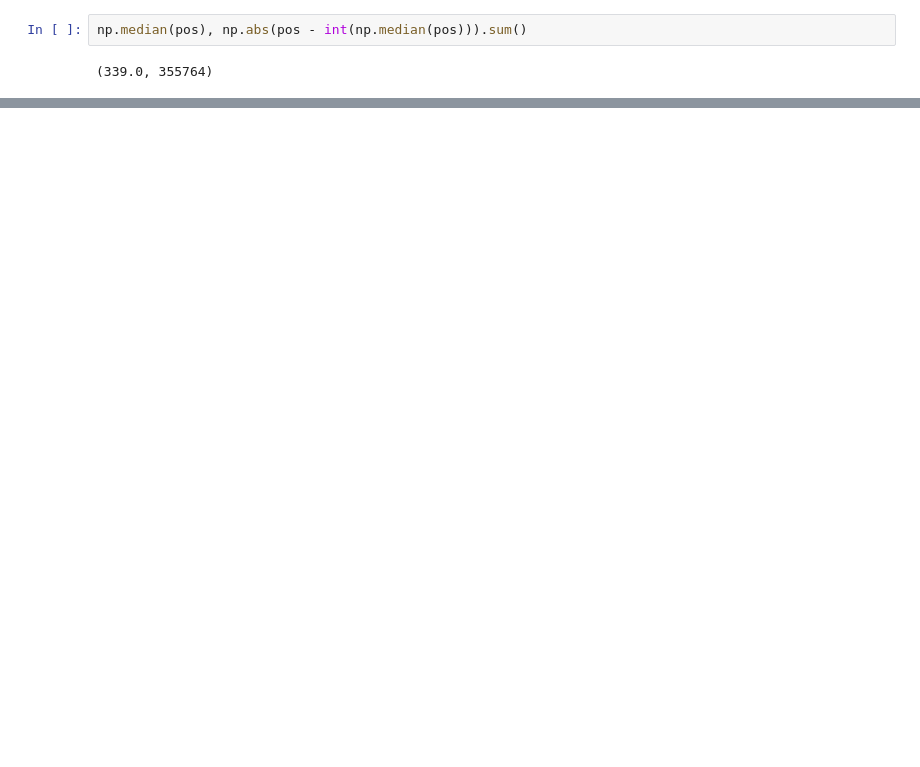
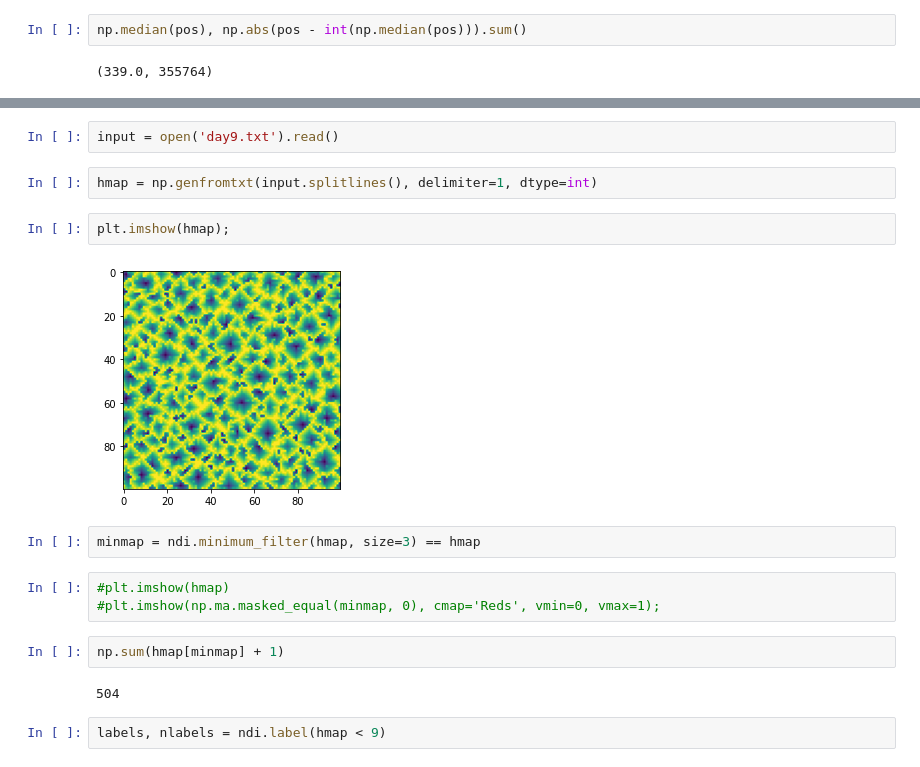
Before and after one commit to saimn/adventofcode, a Jupyter notebook: 2021/AdventOfCode.ipynb, the cells around one changed output, grey strips where cells are left out. Saved outputs shown, nothing was run; the diff lists cells and outputs as text; blank space fills up the shorter version.

```diff
--- a/2021/AdventOfCode.ipynb
+++ b/2021/AdventOfCode.ipynb
@@ -403,0 +487,19 @@ np.sum(cost[dist], axis=0).argmin()
+# %%
+input = open('day9.txt').read()
+# %%
+hmap = np.genfromtxt(input.splitlines(), delimiter=1, dtype=int)
+# %%
+plt.imshow(hmap);
+# %% [output]
+[figure, added]
+# %%
+minmap = ndi.minimum_filter(hmap, size=3) == hmap
+# %%
+#plt.imshow(hmap)
+#plt.imshow(np.ma.masked_equal(minmap, 0), cmap='Reds', vmin=0, vmax=1);
+# %%
+np.sum(hmap[minmap] + 1)
+# %% [output]
+504
+# %%
+labels, nlabels = ndi.label(hmap < 9)
```
Also changed, not shown: parts of 32 cells of this notebook.
